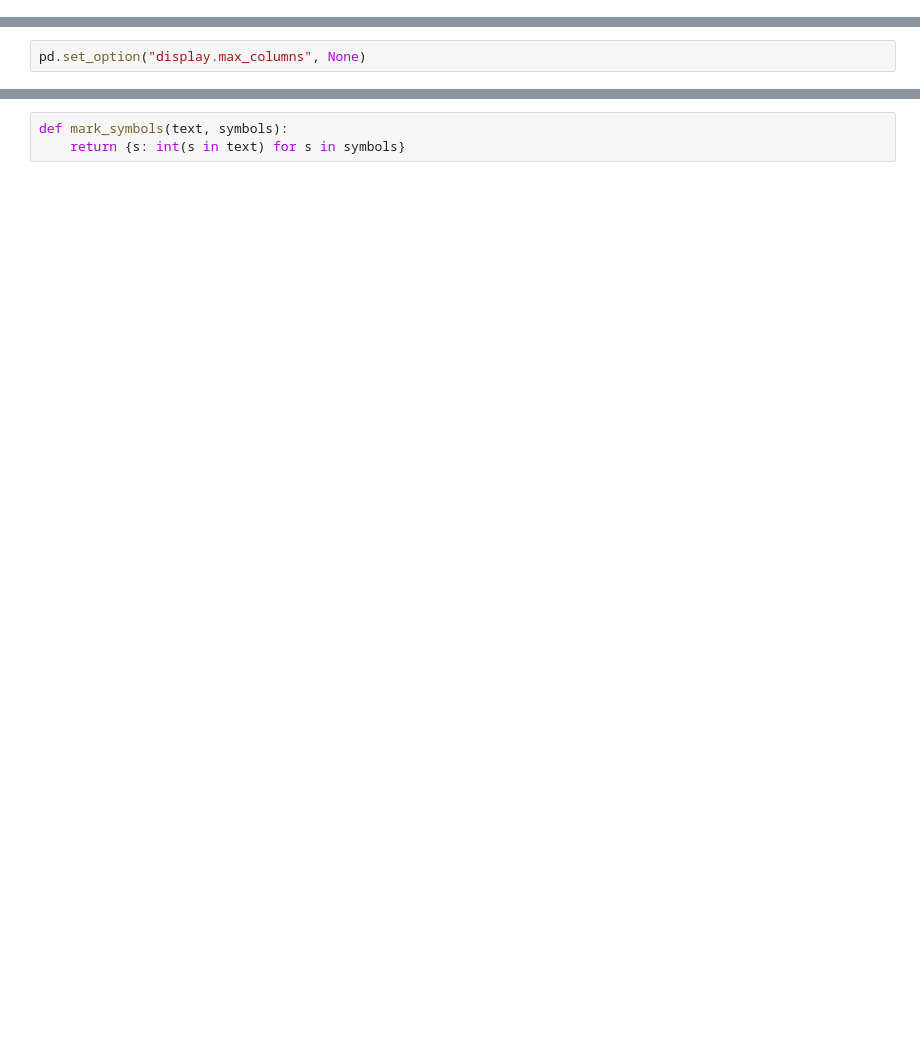
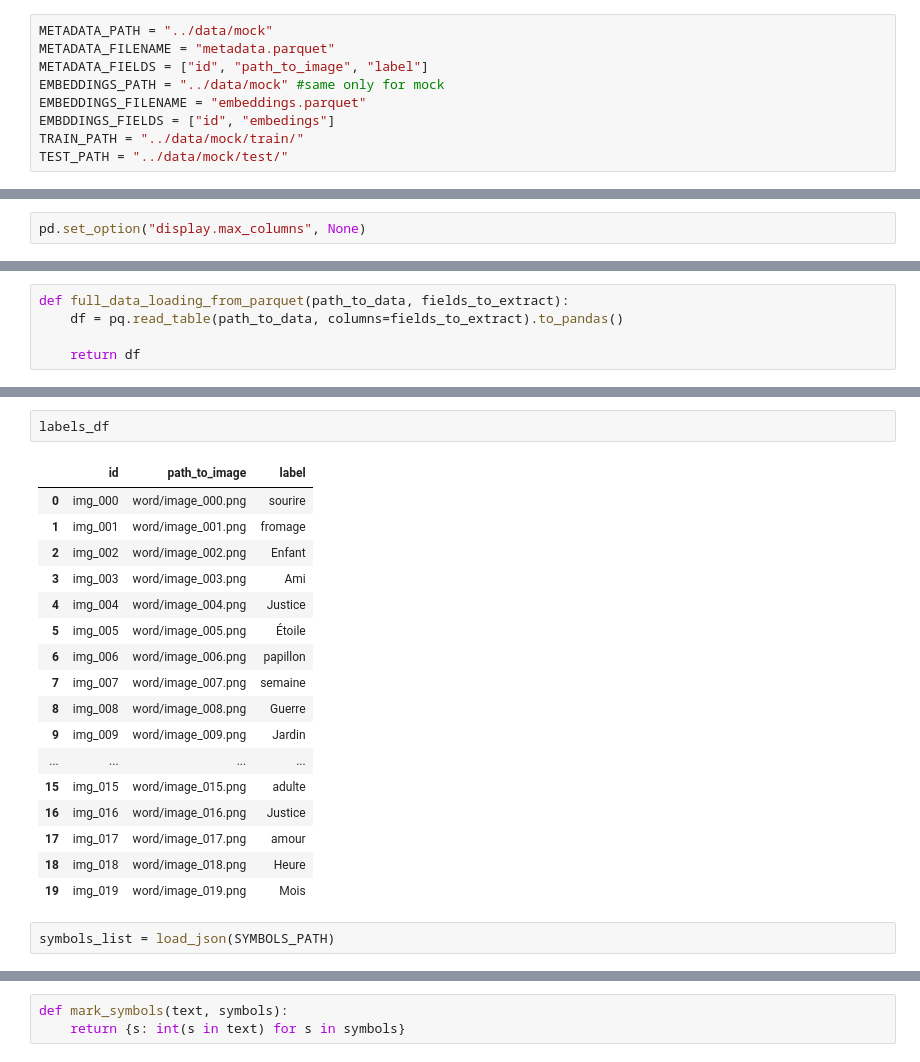
Before and after one commit to kpozniakd/RIMAS, a Jupyter notebook: src/notebooks/classificator.ipynb, the cells around one changed output, grey strips where cells are left out. Saved outputs shown, nothing was run; the diff lists cells and outputs as text; blank space fills up the shorter version.

```diff
--- a/src/notebooks/classificator.ipynb
+++ b/src/notebooks/classificator.ipynb
@@ -4,0 +16,9 @@ import json
+# %%
+METADATA_PATH = "../data/mock"
+METADATA_FILENAME = "metadata.parquet"
+METADATA_FIELDS = ["id", "path_to_image", "label"]
+EMBEDDINGS_PATH = "../data/mock" #same only for mock
+EMBEDDINGS_FILENAME = "embeddings.parquet"
+EMBDDINGS_FIELDS = ["id", "embedings"]
+TRAIN_PATH = "../data/mock/train/"
+TEST_PATH = "../data/mock/test/"
@@ -28,0 +80,5 @@ dictionary_path = "dictionary.json"
+# %%
+def full_data_loading_from_parquet(path_to_data, fields_to_extract):
+    df = pq.read_table(path_to_data, columns=fields_to_extract).to_pandas()
+
+    return df
@@ -31,0 +103,22 @@ with open(dictionary_path, "r", encoding="utf-8") as f:
+# %%
+labels_df
+# %% [output]
+|  | id | path_to_image | label |
+| 0 | img_000 | word/image_000.png | sourire |
+| 1 | img_001 | word/image_001.png | fromage |
+| 2 | img_002 | word/image_002.png | Enfant |
+| 3 | img_003 | word/image_003.png | Ami |
+| 4 | img_004 | word/image_004.png | Justice |
+| 5 | img_005 | word/image_005.png | Étoile |
+| 6 | img_006 | word/image_006.png | papillon |
+| 7 | img_007 | word/image_007.png | semaine |
+| 8 | img_008 | word/image_008.png | Guerre |
+| 9 | img_009 | word/image_009.png | Jardin |
+| ... | ... | ... | ... |
+| 15 | img_015 | word/image_015.png | adulte |
+| 16 | img_016 | word/image_016.png | Justice |
+| 17 | img_017 | word/image_017.png | amour |
+| 18 | img_018 | word/image_018.png | Heure |
+| 19 | img_019 | word/image_019.png | Mois |
+# %%
+symbols_list = load_json(SYMBOLS_PATH)
```
Also changed, not shown: parts of 32 cells of this notebook, 1 other file.
